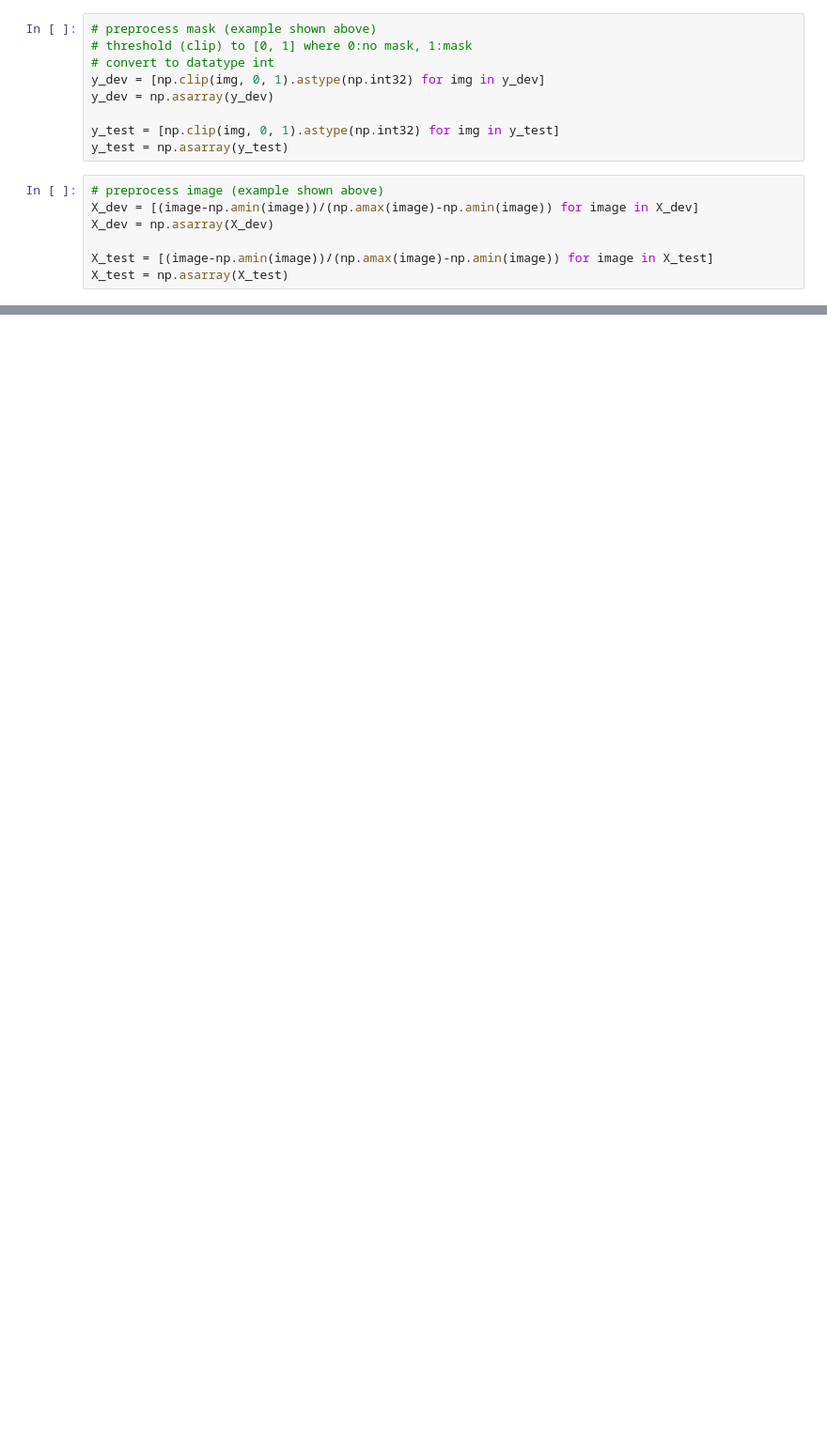
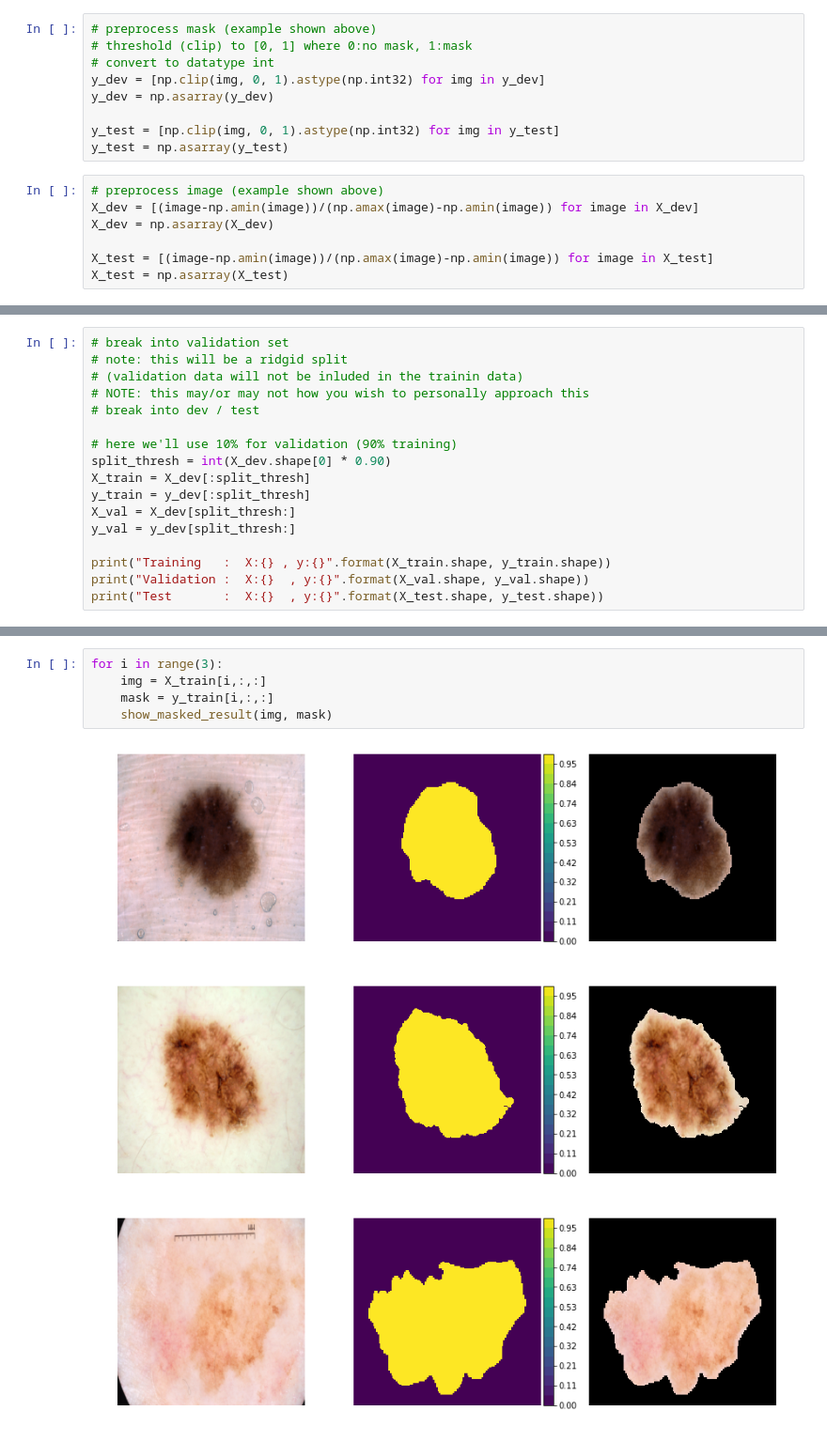
Before and after one commit to JackBurdick/teaching_a_computer_to_fish, a Jupyter notebook: segmentation/Segmentation_dev.ipynb, the cells around one changed output, grey strips where cells are left out. Shown: that part at 94% size. Drawn from its saved outputs; the diff is of its cells as text; blank space fills up the shorter version.

Commit message:
split dataset and show example output

```diff
--- a/segmentation/Segmentation_dev.ipynb
+++ b/segmentation/Segmentation_dev.ipynb
@@ -195,0 +207,17 @@ print("Test:      X:{} , y:{}".format(X_test.shape, y_test.shape))
+# %%
+# break into validation set
+# note: this will be a ridgid split
+# (validation data will not be inluded in the trainin data)
+# NOTE: this may/or may not how you wish to personally approach this
+# break into dev / test
+
+# here we'll use 10% for validation (90% training)
+split_thresh = int(X_dev.shape[0] * 0.90)
+X_train = X_dev[:split_thresh]
+y_train = y_dev[:split_thresh]
+X_val = X_dev[split_thresh:]
+y_val = y_dev[split_thresh:]
+
+print("Training   :  X:{} , y:{}".format(X_train.shape, y_train.shape))
+print("Validation :  X:{}  , y:{}".format(X_val.shape, y_val.shape))
+print("Test       :  X:{}  , y:{}".format(X_test.shape, y_test.shape))
@@ -195,0 +230,9 @@ print("Test:      X:{} , y:{}".format(X_test.shape, y_test.shape))
+# %%
+for i in range(3):
+    img = X_train[i,:,:]
+    mask = y_train[i,:,:]
+    show_masked_result(img, mask)
+# %% [output]
+[figure, added]
+[figure, added]
+[figure, added]
```
Also changed, not shown: parts of 5 cells of this notebook.
